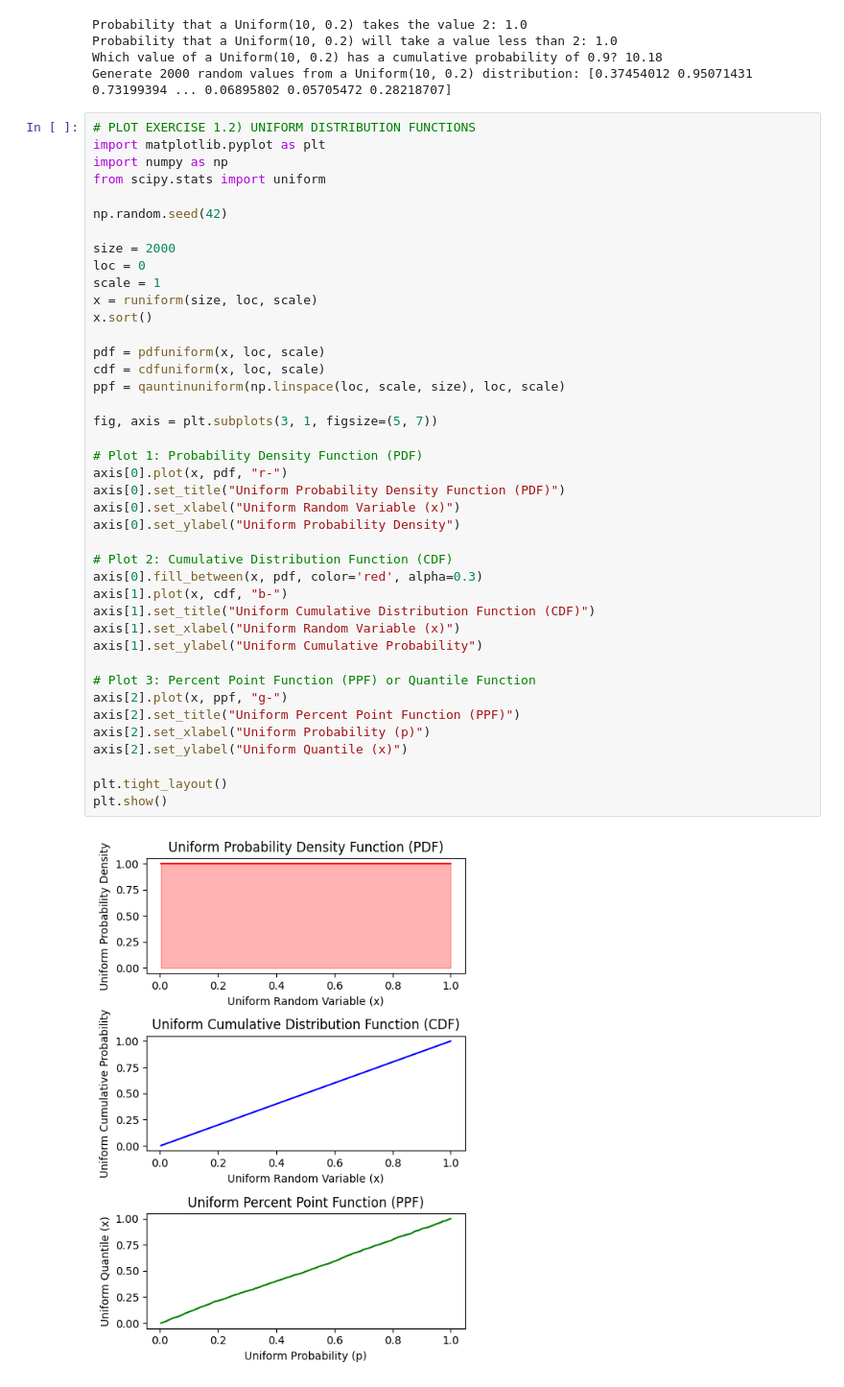
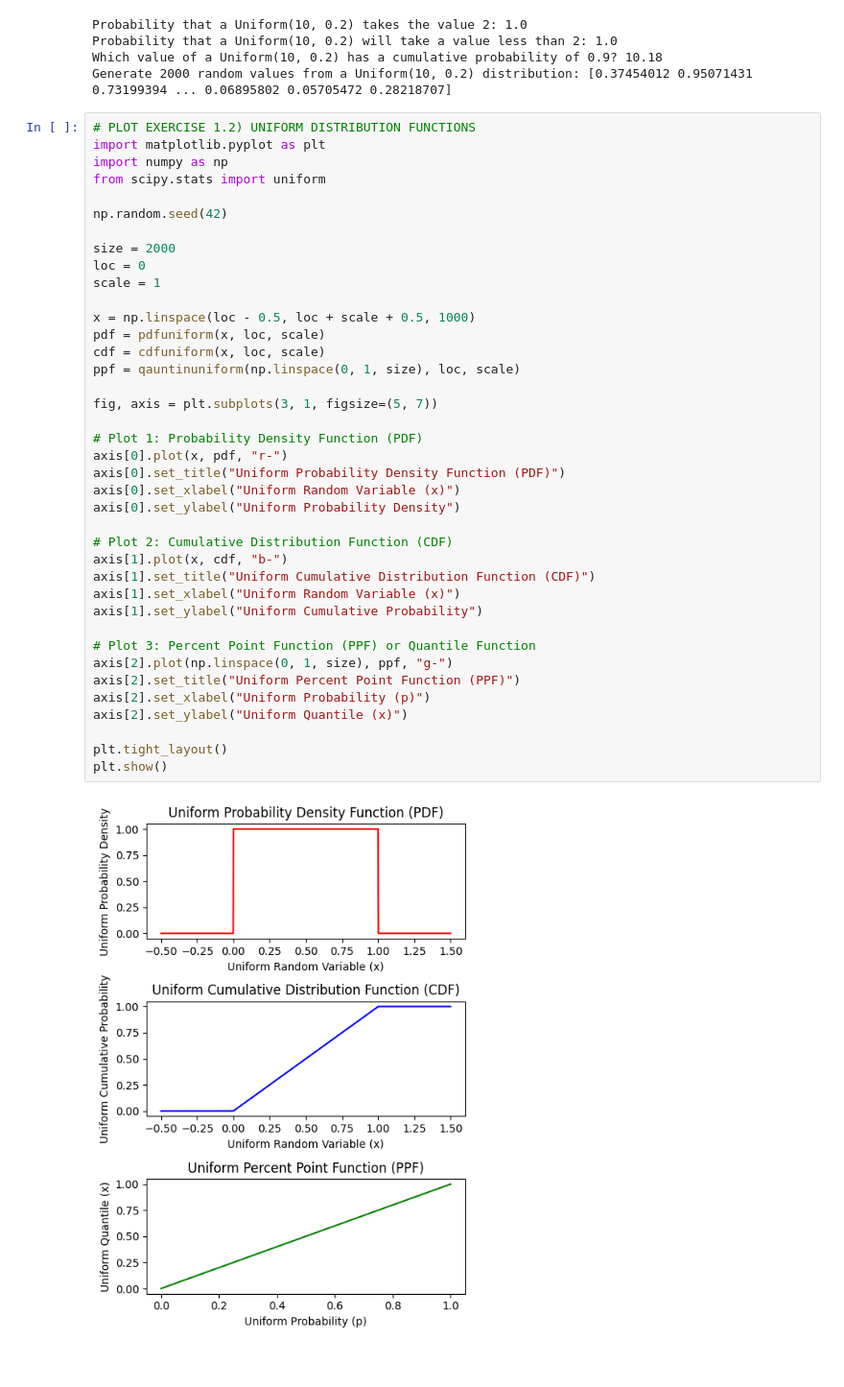
Before and after one commit to dianamonroe/probability-distribution-exercises-project-with-pythonDianaM, a Jupyter notebook: notebook/problems.ipynb, the cells around one changed output. Shown at 96% size. Saved outputs shown, nothing was run; the diff lists cells and outputs as text.

```diff
--- a/notebook/problems.ipynb
+++ b/notebook/problems.ipynb
@@ -243,36 +243,34 @@ np.random.seed(42)
 
 size = 2000
 loc = 0
 scale = 1
-x = runiform(size, loc, scale)
-x.sort()
 
+x = np.linspace(loc - 0.5, loc + scale + 0.5, 1000)
 pdf = pdfuniform(x, loc, scale)
 cdf = cdfuniform(x, loc, scale)
-ppf = qauntinuniform(np.linspace(loc, scale, size), loc, scale)
+ppf = qauntinuniform(np.linspace(0, 1, size), loc, scale)
 
 fig, axis = plt.subplots(3, 1, figsize=(5, 7))
 
 # Plot 1: Probability Density Function (PDF)
 axis[0].plot(x, pdf, "r-")
 axis[0].set_title("Uniform Probability Density Function (PDF)")
 axis[0].set_xlabel("Uniform Random Variable (x)")
 axis[0].set_ylabel("Uniform Probability Density")
 
 # Plot 2: Cumulative Distribution Function (CDF)
-axis[0].fill_between(x, pdf, color='red', alpha=0.3)
 axis[1].plot(x, cdf, "b-")
 axis[1].set_title("Uniform Cumulative Distribution Function (CDF)")
 axis[1].set_xlabel("Uniform Random Variable (x)")
 axis[1].set_ylabel("Uniform Cumulative Probability")
 
 # Plot 3: Percent Point Function (PPF) or Quantile Function
-axis[2].plot(x, ppf, "g-")
+axis[2].plot(np.linspace(0, 1, size), ppf, "g-")
 axis[2].set_title("Uniform Percent Point Function (PPF)")
 axis[2].set_xlabel("Uniform Probability (p)")
 axis[2].set_ylabel("Uniform Quantile (x)")
 
 plt.tight_layout()
 plt.show()
 # %% [output]
-[figure, old version]
+[figure, new version]
```
Also changed, not shown: 1 other file.
